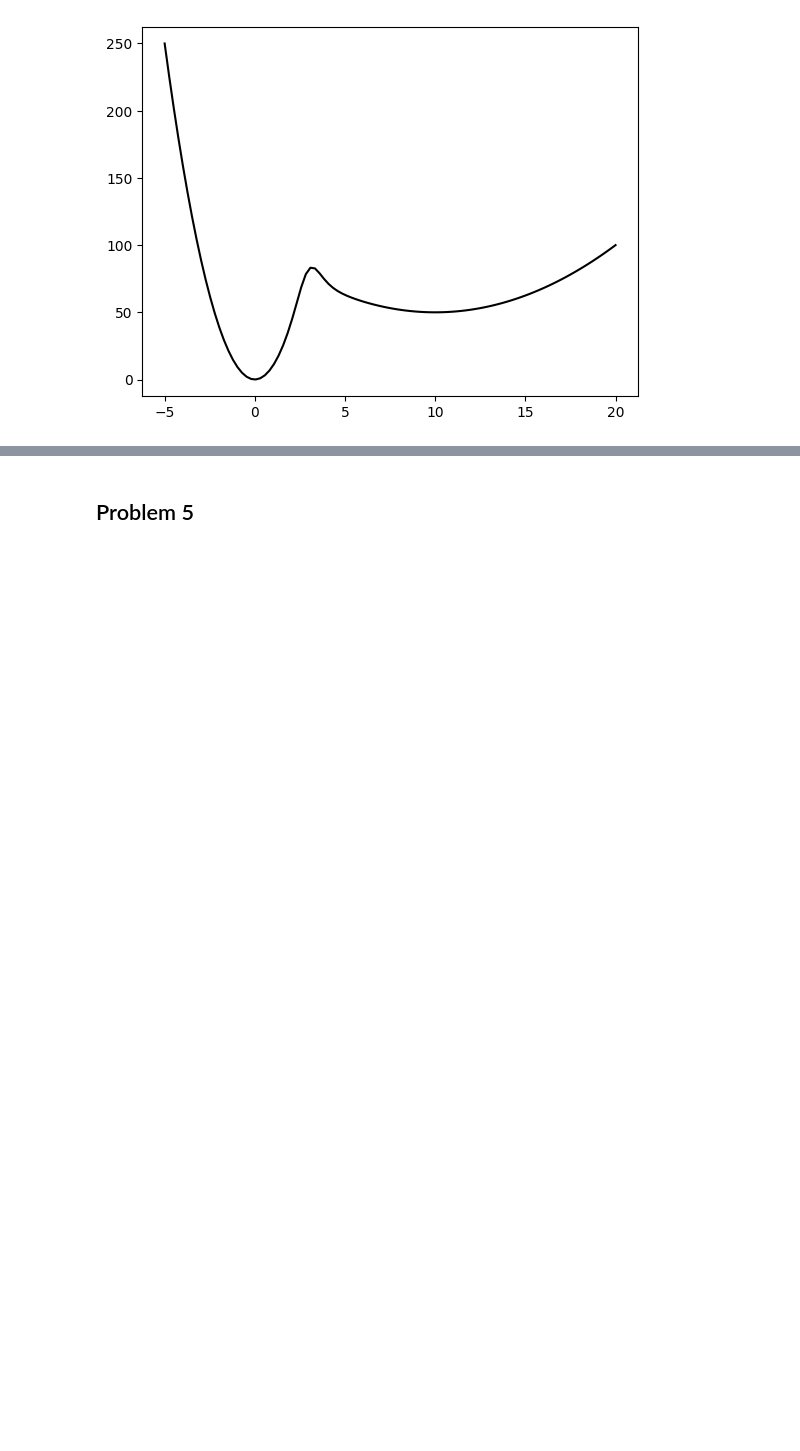
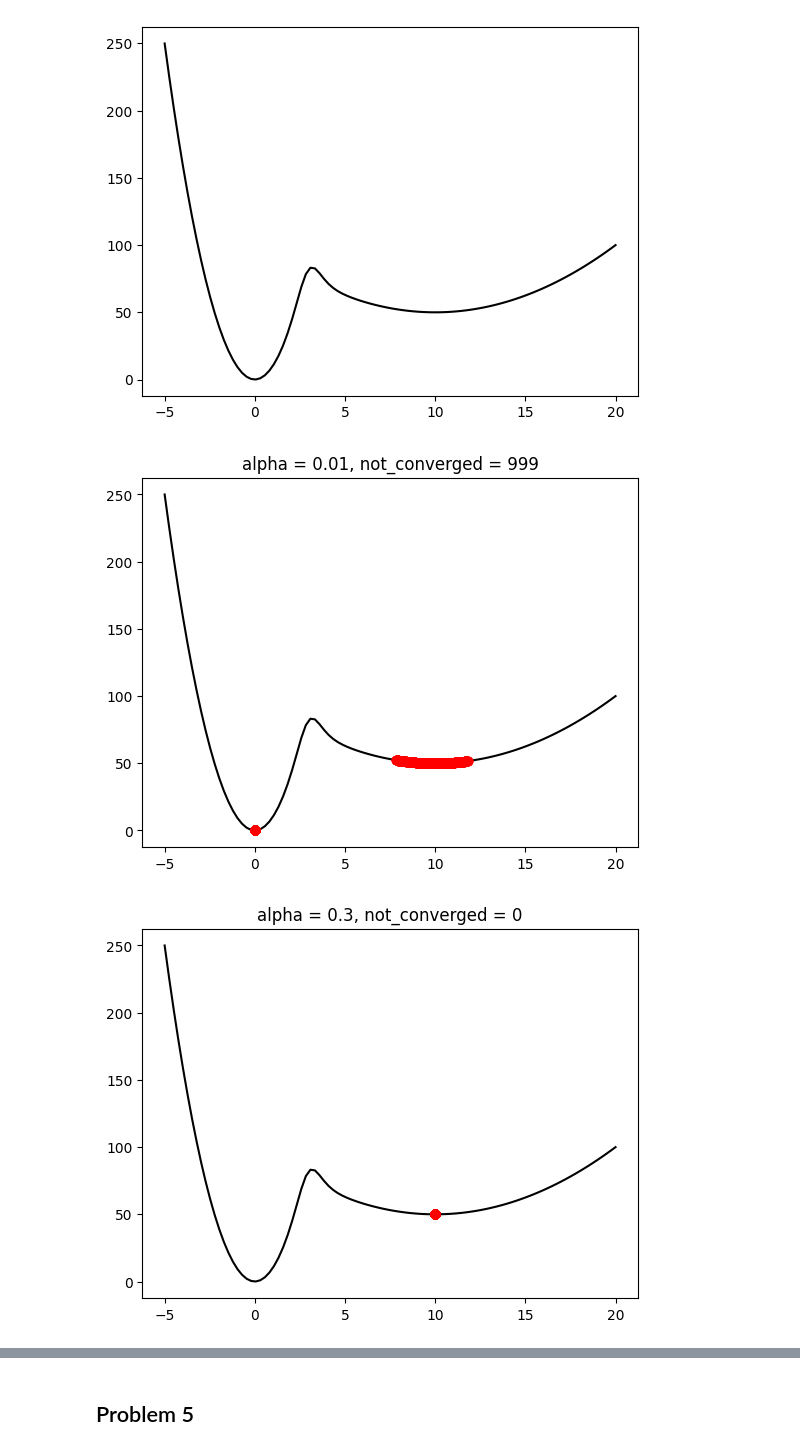
Before and after one commit to crescmoon/mfdnn, a Jupyter notebook: hw1/hw1.ipynb, the cells around one changed output, grey strips where cells are left out. Drawn from its saved outputs; the diff is of its cells as text; code cells hidden in the pictures; blank space fills up the shorter version.

```diff
--- a/hw1/hw1.ipynb
+++ b/hw1/hw1.ipynb
@@ -23,10 +23,38 @@ plt.plot(x,f(x), 'k')
 plt.show()
 # %% [output]
 [figure]
-# %%
-def GD(f, fprime, x, alpha, max_iter):
-  for i in range(max_iter):
-    x = x - alpha * fprime(x)
-    if i % 1 == 0:
-      plt.plot(x, f(x), 'ro')
-  return x
+# %%
+F = f
+FPRIME = fprime
+CONVERGE_CHECK_LENGTH = 100
+
+def GD(x0, alpha, iter):
+  x = x0
+  for _ in range(iter):
+    x = x - alpha * FPRIME(x)
+  val = x
+  for _ in range(CONVERGE_CHECK_LENGTH):
+    val = val - alpha * FPRIME(val)
+    if abs(val - x) > 1e-3:
+      return x, False # Not converged
+  return x, True# Converged
+# %%
+# For 100 iterations
+# alpha = 0.01 : converges to either of the minimas (wide minima did not get converged enough)
+# alpha = 0.3 : converges to wide minima
+# alpha = 4 : doesn't converge to any minima
+
+for alpha in [0.01, 0.3, 4]:
+  x = np.linspace(-5,20,100)
+  plt.plot(x,f(x), 'k')
+  not_converged = 0
+  for _ in range(1000):
+    x0 = np.random.rand() * 20 - 5
+    x, converged = GD(x0, alpha, 100)
+    plt.plot(x, f(x), 'ro')
+    if not converged or x < 0 or x > 20: not_converged += 1
+  plt.title('alpha = {}, not_converged = {}'.format(alpha, not_converged))
+  plt.show()
+# %% [output]
+[figure, added]
+[figure, added]
```
Also changed, not shown: parts of 3 cells of this notebook, 1 other file.
